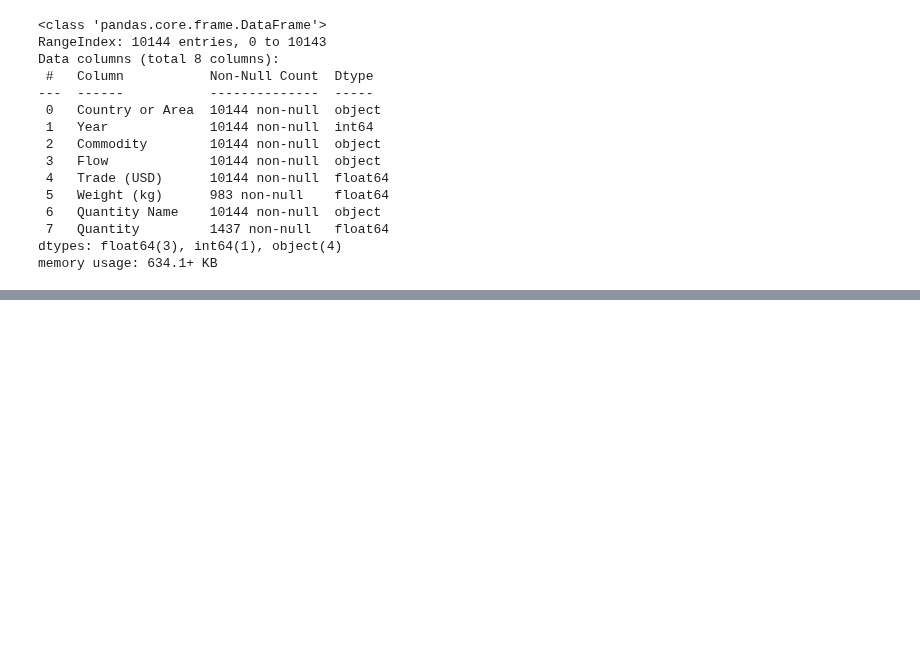
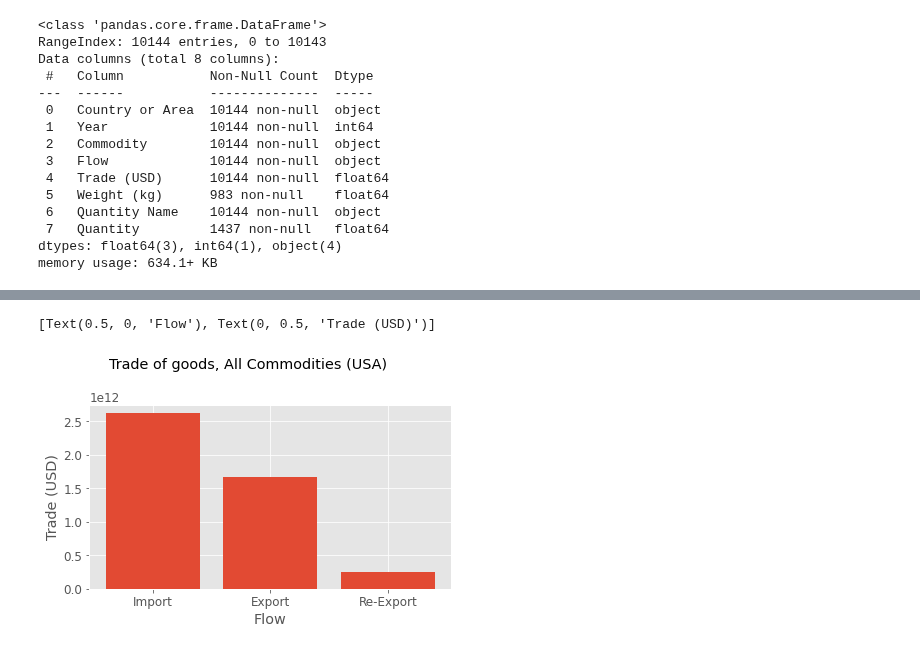
Before and after one commit to eldrigeampong/Data-Science, a Jupyter notebook: UN/Commodity Trade Statistics Database/proj1.ipynb, the cells around one changed output, grey strips where cells are left out. Cells and saved outputs as stored; diff of their text form; code cells hidden in the pictures; blank space fills up the shorter version.

```diff
--- a/UN/Commodity Trade Statistics Database/proj1.ipynb
+++ b/UN/Commodity Trade Statistics Database/proj1.ipynb
@@ -380,0 +284,9 @@ cnt_area_grp.get_group('Italy').head()
+# %%
+fig, ax = plt.subplots()
+fig.suptitle('Trade of goods, All Commodities (USA)')
+
+ax.bar(z, y)
+ax.set(xlabel='Flow', ylabel='Trade (USD)')
+# %% [output]
+[Text(0.5, 0, 'Flow'), Text(0, 0.5, 'Trade (USD)')]
+[figure, added]
```
Also changed, not shown: parts of 49 cells of this notebook, 1 other file.
